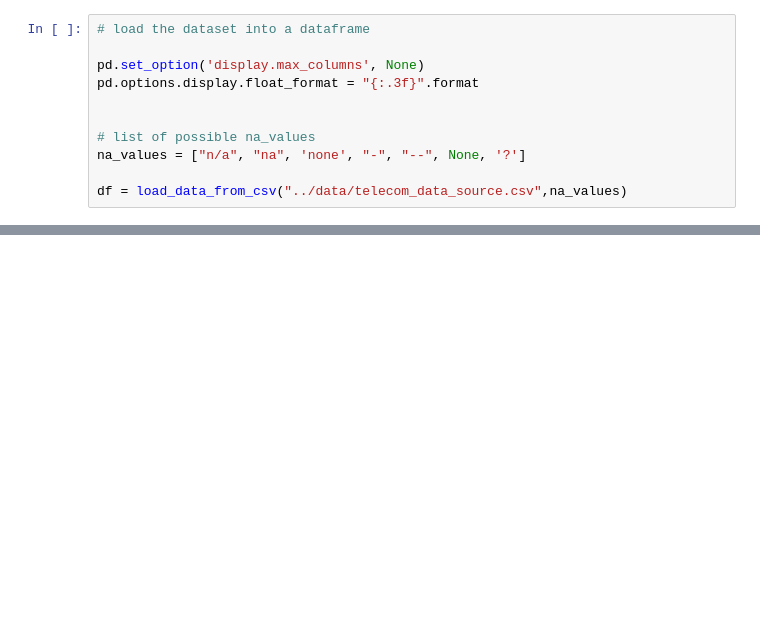
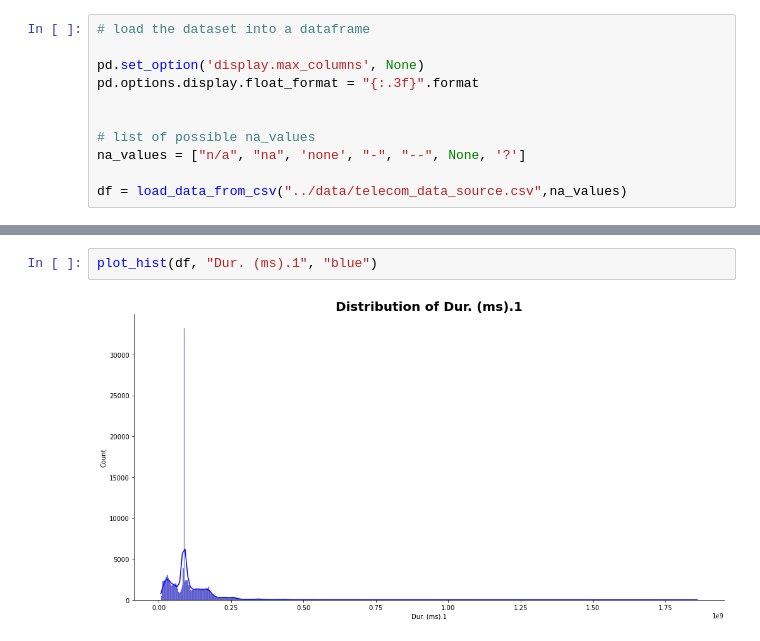
Before and after one commit to YohansSamuel/TeleCom-Data-Analysis, a Jupyter notebook: notebooks/Task-0-Data_Exploration _and_Analysis.ipynb, the cells around one changed output, grey strips where cells are left out. Drawn from its saved outputs; the diff is of its cells as text; blank space fills up the shorter version.

```diff
--- a/notebooks/Task-0-Data_Exploration _and_Analysis.ipynb
+++ b/notebooks/Task-0-Data_Exploration _and_Analysis.ipynb
@@ -172,0 +319,4 @@ AttributeError: 'DataDescription' object has no attribute 'df_size'
+# %%
+plot_hist(df, "Dur. (ms).1", "blue")
+# %% [output]
+[figure, added]
```
Also changed, not shown: parts of 53 cells of this notebook, 3 other files.
